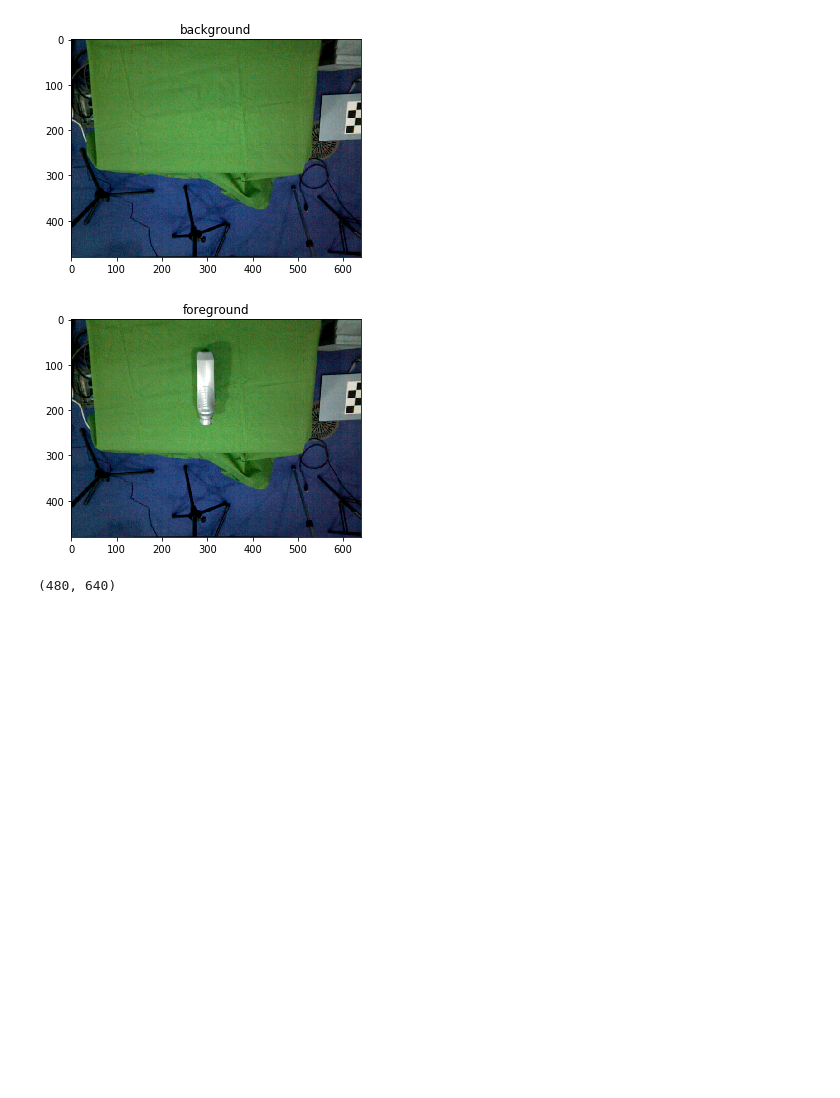
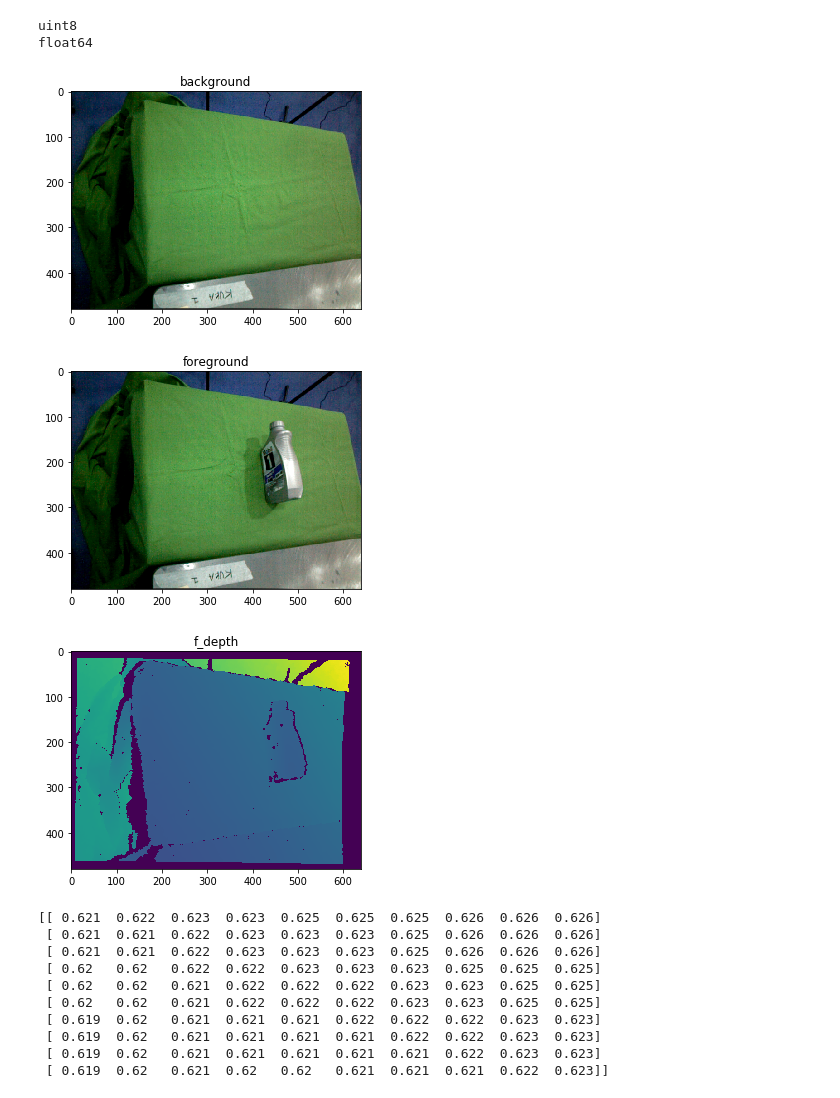
Before and after one commit to manuelli/spartan_grasp_perception, a Jupyter notebook: opencv_test.ipynb, the cells around one changed output. Cells and saved outputs as stored; diff of their text form; code cells hidden in the pictures; blank space fills up the shorter version.

Commit message:
have depth images working now

```diff
--- a/opencv_test.ipynb
+++ b/opencv_test.ipynb
@@ -17,5 +21,5 @@ import spartan.utils.utils as spartanUtils
 # %%
-data_folder = "20171206-232444"
+data_folder = "20171207-014510"
 cwd = os.getcwd()
 data_folder_fullpath = os.path.join(cwd, data_folder)
 
@@ -25,13 +29,27 @@ def getFullFilename(partialFilename):
 data_file = getFullFilename("data.yaml")
 
 data = spartanUtils.getDictFromYamlFilename(data_file)
+
+"""
+Converts depth image from uint16 to floats
+"""
+def convertDepthImage(img):
+    return (1.0/10**4)*img
 # %%
 # load images
 imageDict = dict()
-backgroundImgFilename = getFullFilename(data['images']['scan_top']['background']['rgb']['filename'])
-foregroundImgFilename = getFullFilename(data['images']['scan_top']['foreground']['rgb']['filename'])
+pose_name = 'scan_left'
+backgroundImgFilename = getFullFilename(data['images'][pose_name]['background']['rgb']['filename'])
+foregroundImgFilename = getFullFilename(data['images'][pose_name]['foreground']['rgb']['filename'])
 
+f_depth_filename = getFullFilename(data['images'][pose_name]['foreground']['depth']['filename'])
+b_depth_filename = getFullFilename(data['images'][pose_name]['background']['depth']['filename'])
 
+f_depth_raw = cv2.imread(f_depth_filename, cv2.IMREAD_UNCHANGED)
+b_depth_raw = cv2.imread(b_depth_filename, cv2.IMREAD_UNCHANGED)
+
+f_depth = convertDepthImage(f_depth_raw)
+b_depth = convertDepthImage(b_depth_raw)
 
 # opencv is in BGR format
 background_img = cv2.imread(backgroundImgFilename, cv2.IMREAD_COLOR)
@@ -40,19 +58,36 @@ foreground_img = cv2.imread(foregroundImgFilename, cv2.IMREAD_COLOR)
 # print type(img)
 # print type(cv_rgb)
 # print np.shape(cv_rgb)
+print background_img.dtype
+print f_depth.dtype
+# %% [output]
+uint8
+float64
 # %%
 plt.imshow(background_img)
 plt.title("background")
 plt.show()
 
 plt.imshow(foreground_img)
 plt.title("foreground")
 plt.show()
+
+plt.imshow(f_depth)
+plt.title('f_depth')
+plt.show()
+
+print f_depth[200:210,200:210]
 # %% [output]
-[figure, old version]
+[figure, new version]
-[figure, old version]
+[figure, new version]
+[figure, added]
+[[ 0.621  0.622  0.623  0.623  0.625  0.625  0.625  0.626  0.626  0.626]
+ [ 0.621  0.621  0.622  0.623  0.623  0.623  0.625  0.626  0.626  0.626]
+ [ 0.621  0.621  0.622  0.623  0.623  0.623  0.625  0.626  0.626  0.626]
+ [ 0.62   0.62   0.622  0.622  0.623  0.623  0.623  0.625  0.625  0.625]
+ [ 0.62   0.62   0.621  0.622  0.622  0.622  0.623  0.623  0.625  0.625]
+ [ 0.62   0.62   0.621  0.622  0.622  0.622  0.623  0.623  0.625  0.625]
+ [ 0.619  0.62   0.621  0.621  0.621  0.622  0.622  0.622  0.623  0.623]
+ [ 0.619  0.62   0.621  0.621  0.621  0.621  0.622  0.622  0.623  0.623]
+ [ 0.619  0.62   0.621  0.621  0.621  0.621  0.621  0.622  0.623  0.623]
+ [ 0.619  0.62   0.621  0.62   0.62   0.621  0.621  0.621  0.622  0.623]]
-# %%
-b,g,r = cv2.split(img)
-print b.shape
-# %% [output]
-(480, 640)
```
Also changed, not shown: parts of 2 cells of this notebook, 25 other files.
